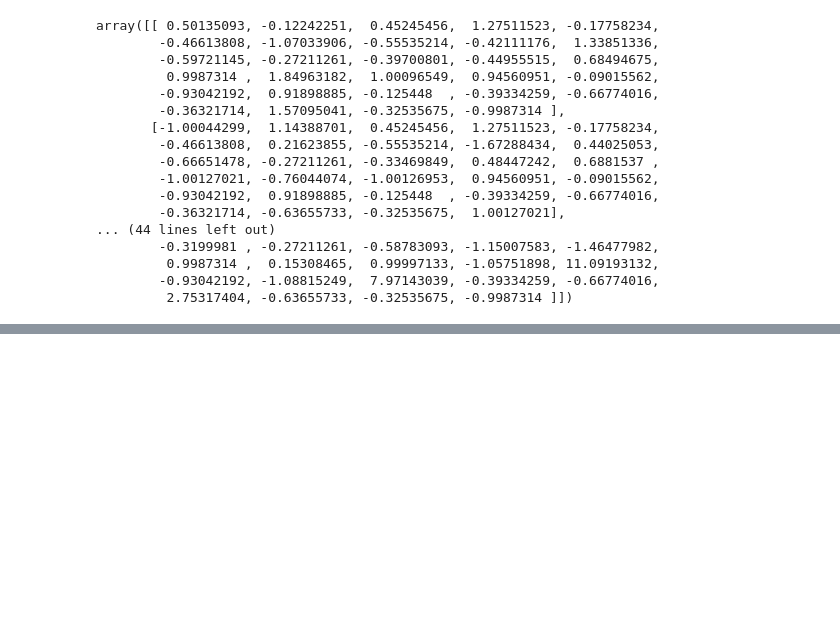
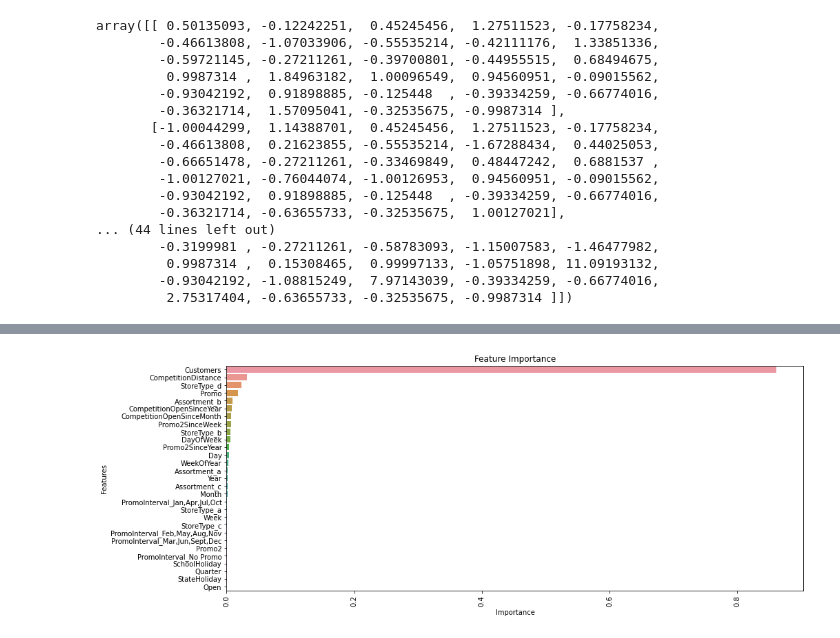
Before and after one commit to tusharsgaidhane/Retail_Sales_Prediction, a Jupyter notebook: Rossmann_Sales_Prediction_Capstone_Project.ipynb, the cells around one changed output, grey strips where cells are left out. Drawn from its saved outputs; the diff is of its cells as text; code cells hidden in the pictures; blank space fills up the shorter version.

Commit message:
6th Commit - Model Building

```diff
--- a/Rossmann_Sales_Prediction_Capstone_Project.ipynb
+++ b/Rossmann_Sales_Prediction_Capstone_Project.ipynb
@@ -802,0 +917,18 @@ array([[ 0.50135093, -0.12242251,  0.45245456,  1.27511523, -0.17758234,
+# %%
+from sklearn.ensemble import RandomForestRegressor
+# Building Random Forest Regressor Model:
+
+random_forest_model = RandomForestRegressor(n_estimators=100)
+random_forest_model.fit(scaled_x_train,y_train)
+
+y_predict = random_forest_model.predict(scaled_x_test)
+
+# Performance of the model
+r2s_4 = r2(y_test,y_predict)
+mae4 = mae(y_test,y_predict)
+rmse4 = math.sqrt(mse(y_test,y_predict))
+print('Performance of Random Forest Regression Model:')
+print('-'*40)
+print('r2_score:', r2s_4)
+print('Mean absolute error: %.2f' % mae4)
+print('Root mean squared error: ', rmse4)
@@ -802,0 +962,9 @@ array([[ 0.50135093, -0.12242251,  0.45245456,  1.27511523, -0.17758234,
+# %%
+#Lets Find Importance of each Feature
+feature_importance = random_forest_model.feature_importances_
+# %%
+# Lets make a dataframe consists of features and values
+columns = list(x_train.columns)
+feature_importance_df = pd.DataFrame({'Features':columns, 'Importance':feature_importance})
+feature_importance_df.set_index('Features', inplace=True)
+feature_importance_df
@@ -802,0 +990,3 @@ array([[ 0.50135093, -0.12242251,  0.45245456,  1.27511523, -0.17758234,
+# %%
+feature_importance_df.sort_values(by=["Importance"], inplace=True, ascending=False)
+feature_importance_df
@@ -802,0 +1012,10 @@ array([[ 0.50135093, -0.12242251,  0.45245456,  1.27511523, -0.17758234,
+# %%
+# Feature Importance
+Features = feature_importance_df.index
+
+plt.figure(figsize=(15,6))
+sns.barplot(y= Features, x=feature_importance_df['Importance'], data = feature_importance_df ).set(title='Feature Importance')
+plt.xticks(rotation=90)
+plt.show()
+# %% [output]
+[figure, added]
```
Also changed, not shown: parts of 21 cells of this notebook.
